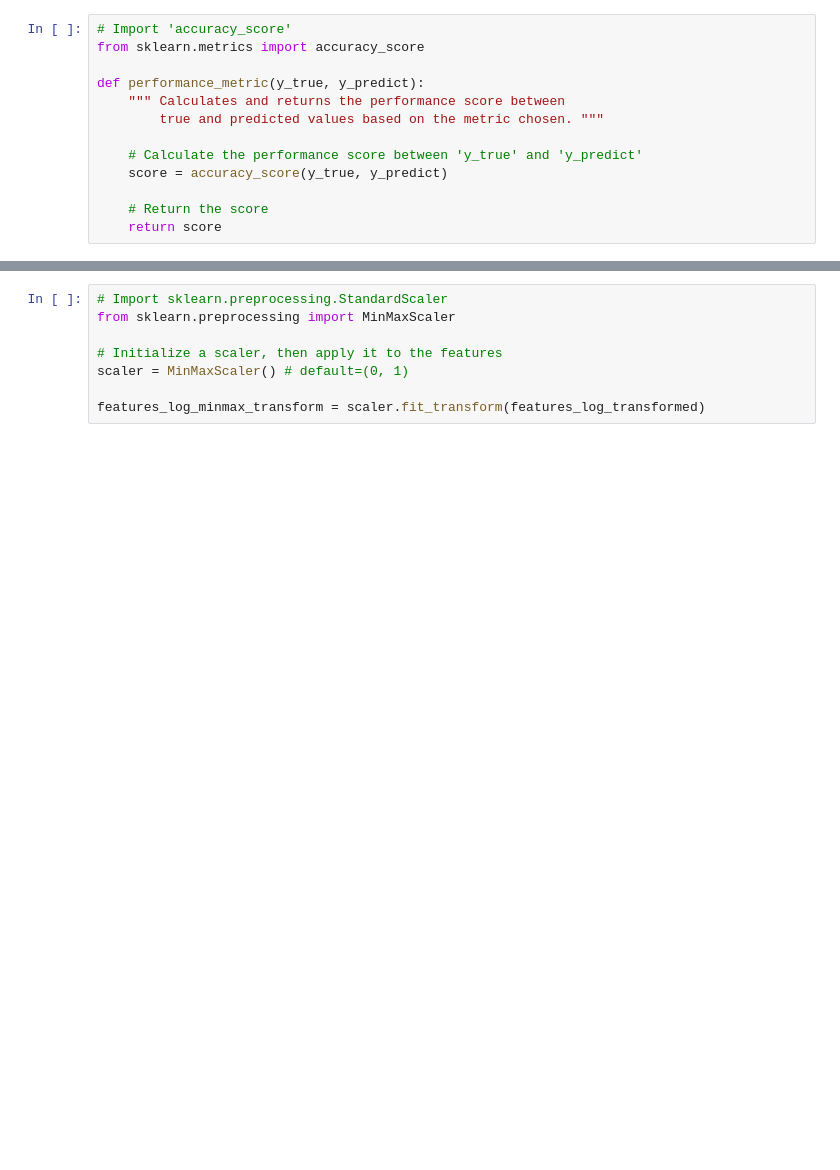
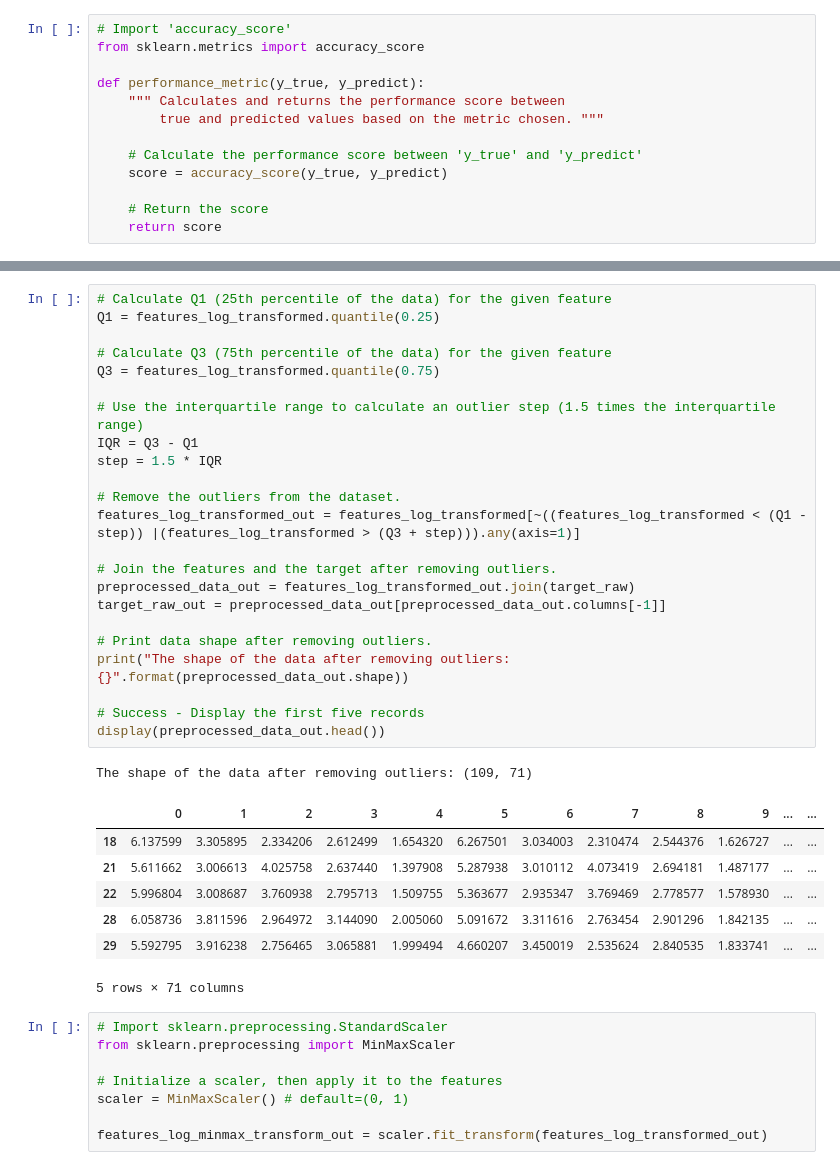
Before and after one commit to omarmagdy217/Driving-Behavior-Prediction_GP, a Jupyter notebook: Data Classification/state_prediction.ipynb, the cells around one changed output, grey strips where cells are left out. Saved outputs shown, nothing was run; the diff lists cells and outputs as text; blank space fills up the shorter version.

```diff
--- a/Data Classification/state_prediction.ipynb
+++ b/Data Classification/state_prediction.ipynb
@@ -123,3 +126,35 @@ distribution(features_log_transformed, 'delta', transformed = True)
+# %%
+# Calculate Q1 (25th percentile of the data) for the given feature
+Q1 = features_log_transformed.quantile(0.25)
+
+# Calculate Q3 (75th percentile of the data) for the given feature
+Q3 = features_log_transformed.quantile(0.75)
+
+# Use the interquartile range to calculate an outlier step (1.5 times the interquartile range)
+IQR = Q3 - Q1
+step = 1.5 * IQR
+
+# Remove the outliers from the dataset.
+features_log_transformed_out = features_log_transformed[~((features_log_transformed < (Q1 - step)) |(features_log_transformed > (Q3 + step))).any(axis=1)]
+
+# Join the features and the target after removing outliers.
+preprocessed_data_out = features_log_transformed_out.join(target_raw)
+target_raw_out = preprocessed_data_out[preprocessed_data_out.columns[-1]]
+
+# Print data shape after removing outliers.
+print("The shape of the data after removing outliers: {}".format(preprocessed_data_out.shape))
+
+# Success - Display the first five records
+display(preprocessed_data_out.head())
+# %% [output]
+The shape of the data after removing outliers: (109, 71)
+|  | 0 | 1 | 2 | 3 | 4 | 5 | 6 | 7 | 8 | 9 | ... | ... |
+| 18 | 6.137599 | 3.305895 | 2.334206 | 2.612499 | 1.654320 | 6.267501 | 3.034003 | 2.310474 | 2.544376 | 1.626727 | ... | ... |
+| 21 | 5.611662 | 3.006613 | 4.025758 | 2.637440 | 1.397908 | 5.287938 | 3.010112 | 4.073419 | 2.694181 | 1.487177 | ... | ... |
+| 22 | 5.996804 | 3.008687 | 3.760938 | 2.795713 | 1.509755 | 5.363677 | 2.935347 | 3.769469 | 2.778577 | 1.578930 | ... | ... |
+| 28 | 6.058736 | 3.811596 | 2.964972 | 3.144090 | 2.005060 | 5.091672 | 3.311616 | 2.763454 | 2.901296 | 1.842135 | ... | ... |
+| 29 | 5.592795 | 3.916238 | 2.756465 | 3.065881 | 1.999494 | 4.660207 | 3.450019 | 2.535624 | 2.840535 | 1.833741 | ... | ... |
+5 rows × 71 columns
 # %%
 # Import sklearn.preprocessing.StandardScaler
 from sklearn.preprocessing import MinMaxScaler
@@ -127,7 +162,7 @@ from sklearn.preprocessing import MinMaxScaler
 # Initialize a scaler, then apply it to the features
 scaler = MinMaxScaler() # default=(0, 1)
 
-features_log_minmax_transform = scaler.fit_transform(features_log_transformed)
+features_log_minmax_transform_out = scaler.fit_transform(features_log_transformed_out)
 # %%
 # Import 'train_test_split'
 from sklearn.model_selection import train_test_split
```
Also changed, not shown: parts of 9 cells of this notebook, 2 other files.
